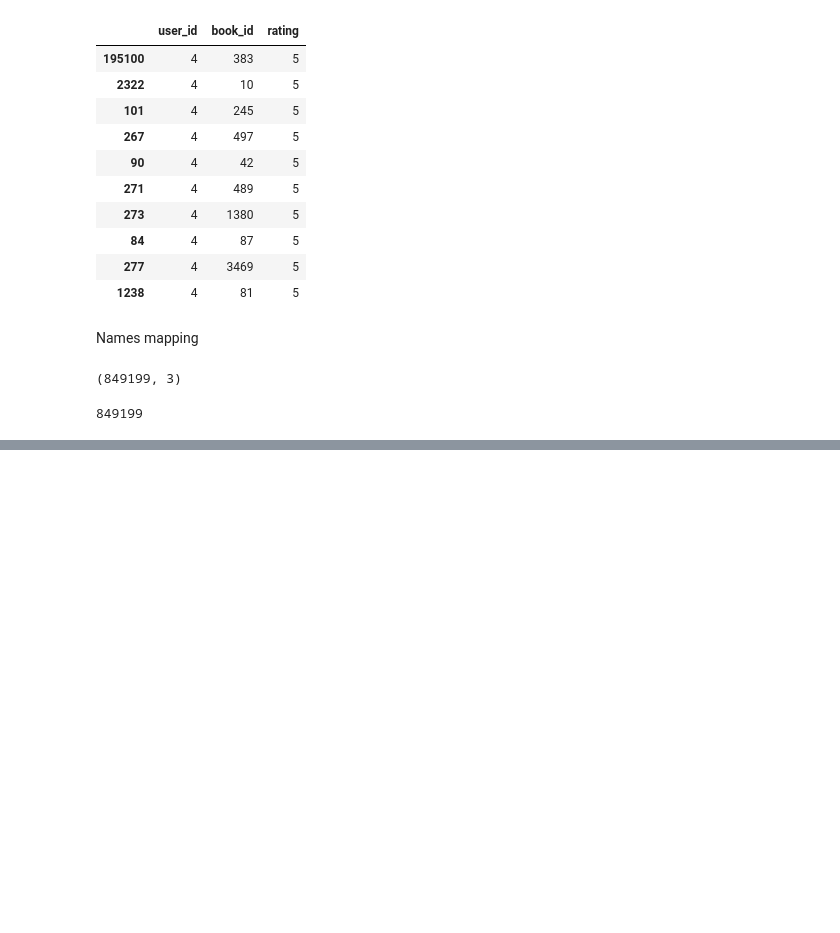
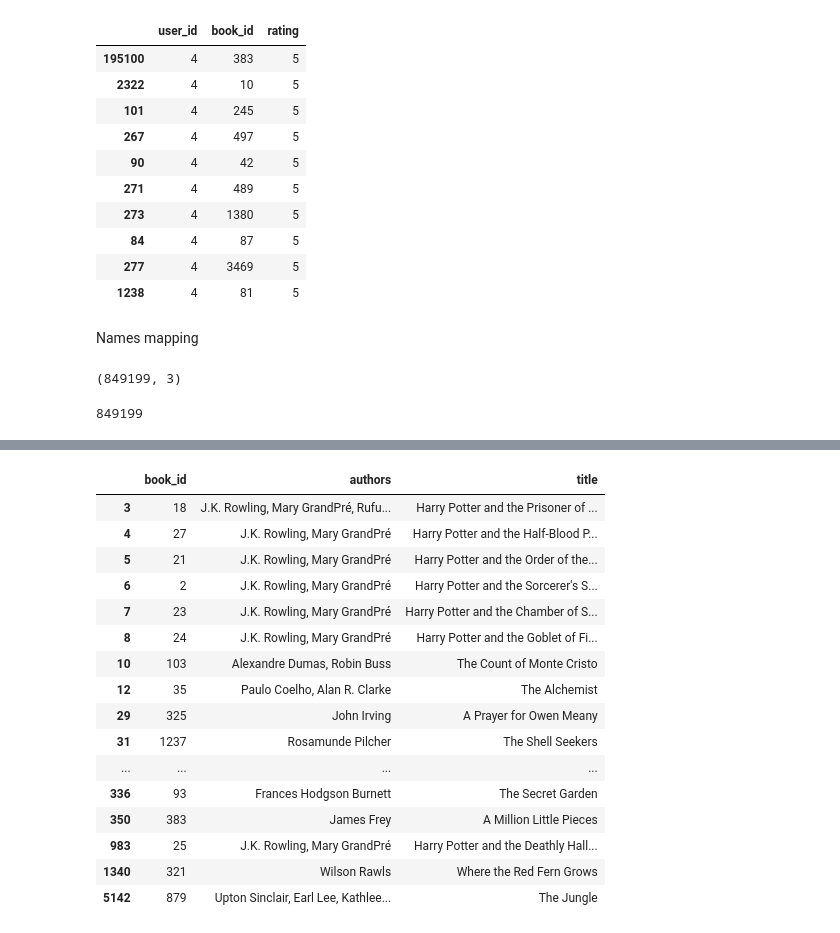
Before and after one commit to zuba0/Book-recommendation-system, a Jupyter notebook: Collaborative filtering.ipynb, the cells around one changed output, grey strips where cells are left out. Drawn from its saved outputs; the diff is of its cells as text; code cells hidden in the pictures; blank space fills up the shorter version.

```diff
--- a/Collaborative filtering.ipynb
+++ b/Collaborative filtering.ipynb
@@ -326,0 +392,20 @@ ratings_with_names[ratings_with_names.book_id.isin(ids)]
+# %%
+ratings_with_names[ratings_with_names.book_id.isin(top10.book_id)]
+# %% [output]
+|  | book_id | authors | title |
+| 3 | 18 | J.K. Rowling, Mary GrandPré, Rufu... | Harry Potter and the Prisoner of ... |
+| 4 | 27 | J.K. Rowling, Mary GrandPré | Harry Potter and the Half-Blood P... |
+| 5 | 21 | J.K. Rowling, Mary GrandPré | Harry Potter and the Order of the... |
+| 6 | 2 | J.K. Rowling, Mary GrandPré | Harry Potter and the Sorcerer's S... |
+| 7 | 23 | J.K. Rowling, Mary GrandPré | Harry Potter and the Chamber of S... |
+| 8 | 24 | J.K. Rowling, Mary GrandPré | Harry Potter and the Goblet of Fi... |
+| 10 | 103 | Alexandre Dumas, Robin Buss | The Count of Monte Cristo |
+| 12 | 35 | Paulo Coelho, Alan R. Clarke | The Alchemist |
+| 29 | 325 | John Irving | A Prayer for Owen Meany |
+| 31 | 1237 | Rosamunde Pilcher | The Shell Seekers |
+| ... | ... | ... | ... |
+| 336 | 93 | Frances Hodgson Burnett | The Secret Garden |
+| 350 | 383 | James Frey | A Million Little Pieces |
+| 983 | 25 | J.K. Rowling, Mary GrandPré | Harry Potter and the Deathly Hall... |
+| 1340 | 321 | Wilson Rawls | Where the Red Fern Grows |
+| 5142 | 879 | Upton Sinclair, Earl Lee, Kathlee... | The Jungle |
```
Also changed, not shown: parts of 19 cells of this notebook.
